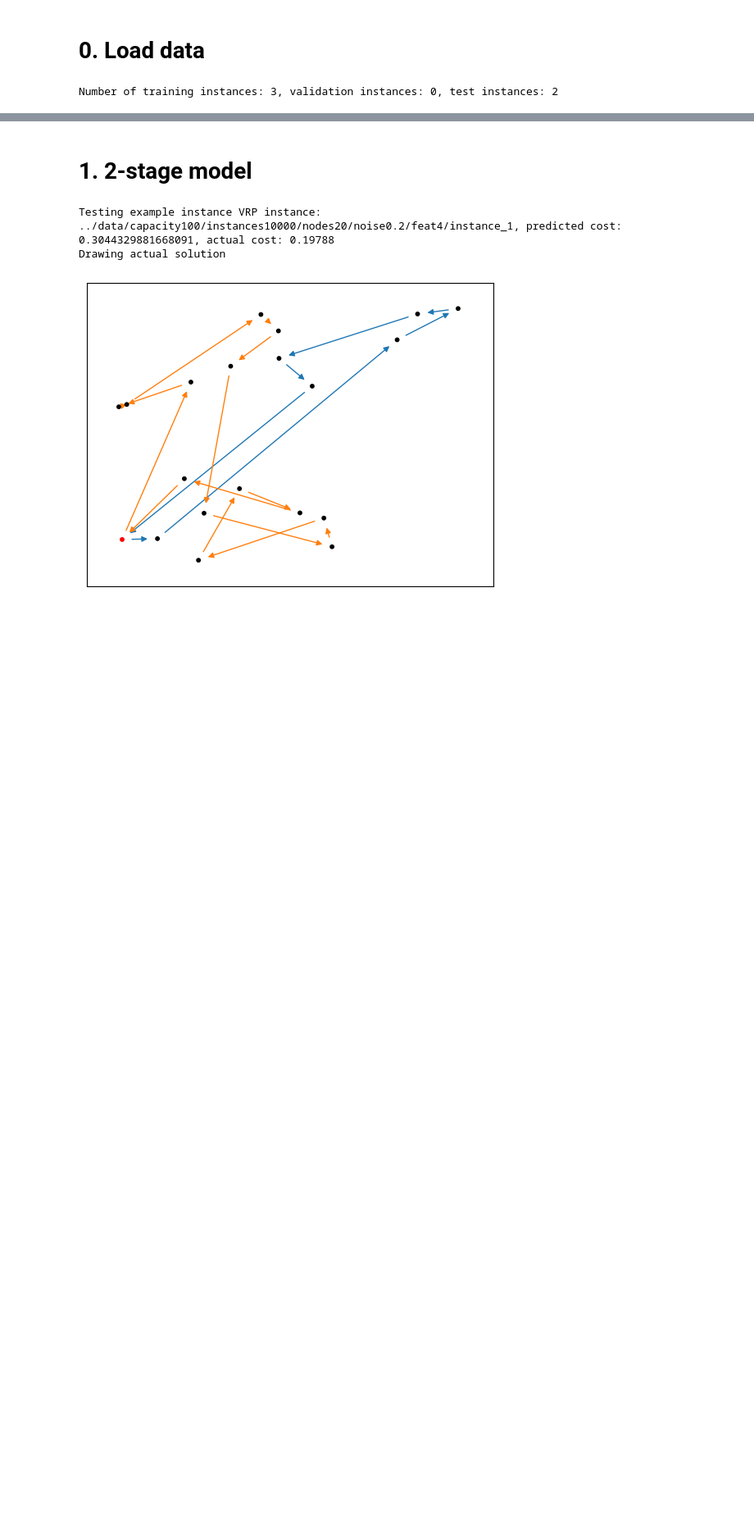
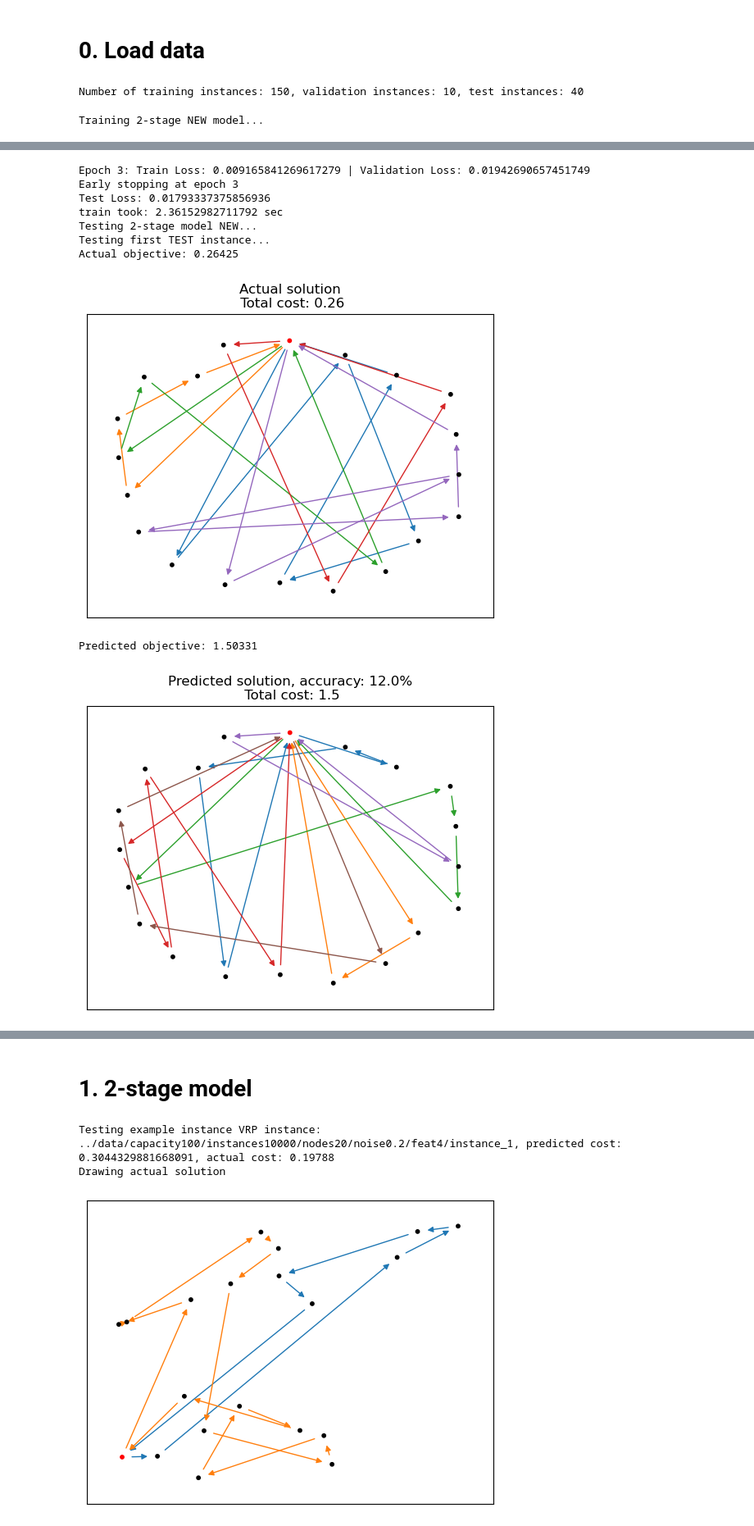
Before and after one commit to kostis-init/DFL-VRP, a Jupyter notebook: notebooks/1.ipynb, the cells around one changed output, grey strips where cells are left out. Shown at 82% size. Drawn from its saved outputs; the diff is of its cells as text; code cells hidden in the pictures; blank space fills up the shorter version.

```diff
--- a/notebooks/1.ipynb
+++ b/notebooks/1.ipynb
@@ -15,11 +15,41 @@ The autoreload extension is already loaded. To reload it, use:
 # %% [markdown]
 # 0. Load data
 # %%
-data = [parse_datafile(f'../data/capacity100/instances1000/nodes20/noise0.1/feat4/instance_{i}') for i in tqdm(range(5))]
+data = [parse_datafile(f'../data/capacity100/instances1000/nodes20/noise0.2/feat4/instance_{i}') for i in
+        tqdm(range(200))]
 
 TRAIN_PERCENTAGE, VALIDATION_PERCENTAGE, TEST_PERCENTAGE = 0.75, 0.05, 0.20
-num_train, num_val, num_test = int(len(data) * TRAIN_PERCENTAGE), int(len(data) * VALIDATION_PERCENTAGE), int(len(data) * TEST_PERCENTAGE)
+num_train, num_val, num_test = int(len(data) * TRAIN_PERCENTAGE), int(len(data) * VALIDATION_PERCENTAGE), int(
+    len(data) * TEST_PERCENTAGE)
 vrps_train, vrps_val, vrps_test = data[:num_train], data[num_train:num_train + num_val], data[num_train + num_val:]
-print(f'Number of training instances: {len(vrps_train)}, validation instances: {len(vrps_val)}, test instances: {len(vrps_test)}')
+print(
+    f'Number of training instances: {len(vrps_train)}, validation instances: {len(vrps_val)}, test instances: {len(vrps_test)}')
 # %% [output]
-Number of training instances: 3, validation instances: 0, test instances: 2
+Number of training instances: 150, validation instances: 10, test instances: 40
+# %%
+# Constants
+TRAIN_PERC, VALIDATION_PERC, TEST_PERC = 0.8, 0.1, 0.1
+NUM_DATA = 200
+SOLVER_CLASS = HeuristicSolver
+
+NUM_EPOCHS_2_STAGE, NUM_EPOCHS_SPO, NUM_EPOCHS_NCE = 50, 50, 50
+LR_2_STAGE, LR_SPO, LR_NCE = 5e-4, 5e-4, 5e-4
+WEIGHT_DECAY = 1e-4
+SOLVE_PROB = 0.1
+# %%
+def after_train(cost_model, time_elapsed, is_two_stage=False):
+    # _, res = timeit(test)(cost_model, vrps_test, is_two_stage=is_two_stage)
+    print('Testing first TEST instance...')
+    test_single(cost_model, vrps_test[0], is_two_stage=is_two_stage)
+    # print('Testing first TRAIN instance...')
+    # test_single(cost_model, vrps_train[1], is_two_stage=is_two_stage)
+# %%
+from dfl_vrp.two_stage_model_new import TwoStageModelNew
+
+print('\nTraining 2-stage NEW model...')
+model = TwoStageModelNew(vrps_train, vrps_val, vrps_test, lr=LR_2_STAGE, weight_decay=WEIGHT_DECAY)
+train_time, _ = timeit(model.train)(num_epochs=NUM_EPOCHS_2_STAGE)
+print('Testing 2-stage model NEW...')
+two_stage_new_results = after_train(model, train_time, is_two_stage=True)
+# %% [output]
+Training 2-stage NEW model...
@@ -25,0 +59,10 @@ Number of training instances: 3, validation instances: 0, test instances: 2
+Epoch 3: Train Loss: 0.009165841269617279 | Validation Loss: 0.01942690657451749
+Early stopping at epoch 3
+Test Loss: 0.01793337375856936
+train took: 2.36152982711792 sec
+Testing 2-stage model NEW...
+Testing first TEST instance...
+Actual objective: 0.26425
+[figure, added]
+Predicted objective: 1.50331
+[figure, added]
```
Also changed, not shown: parts of 8 cells of this notebook, 13 other files.
